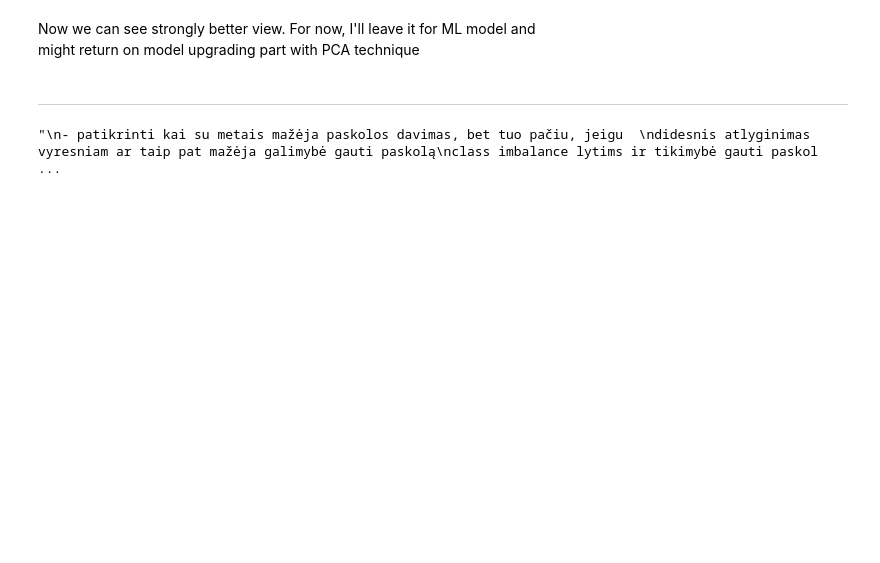
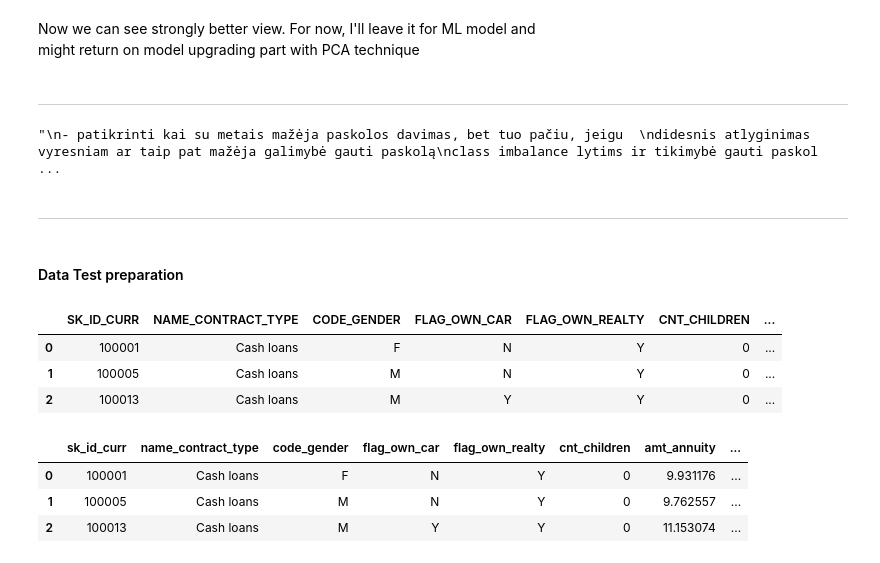
Before and after one commit to ShariYo/Modul3_Sprint4, a Jupyter notebook: project/main_eda.ipynb, the cells around one changed output. Drawn from its saved outputs; the diff is of its cells as text; code cells hidden in the pictures; blank space fills up the shorter version.

Commit message:
preliminary prepared test data

```diff
--- a/project/main_eda.ipynb
+++ b/project/main_eda.ipynb
@@ -1115,3 +1073,7 @@ class imbalance lytims ir tikimybė gauti paskolą
 """
 # %% [output]
 "\n- patikrinti kai su metais mažėja paskolos davimas, bet tuo pačiu, jeigu  \ndidesnis atlyginimas vyresniam ar taip pat mažėja galimybė gauti paskolą\nclass imbalance lytims ir tikimybė gauti paskol ...
+# %% [markdown]
+---
+# %% [markdown]
+#### Data Test preparation
@@ -1117,0 +1117,57 @@ class imbalance lytims ir tikimybė gauti paskolą
+# %%
+df_test = dataframes["df_test"]
+# %%
+clean_test = df_test.copy()
+clean_test.head(3)
+# %% [output]
+|  | SK_ID_CURR | NAME_CONTRACT_TYPE | CODE_GENDER | FLAG_OWN_CAR | FLAG_OWN_REALTY | CNT_CHILDREN | ... |
+| 0 | 100001 | Cash loans | F | N | Y | 0 | ... |
+| 1 | 100005 | Cash loans | M | N | Y | 0 | ... |
+| 2 | 100013 | Cash loans | M | Y | Y | 0 | ... |
+# %%
+clean_test = clean_test.drop(columns=deleted)
+
+clean_test[numbin] = clean_test[numbin].astype("category")
+
+clean_test = sand.nan_imput(clean_test, num_selector(clean_test), cat_selector(clean_test))
+
+int_dtype = list(to_int)
+int_dtype.remove("TARGET")
+clean_test[int_dtype] = clean_test[int_dtype].astype(int)
+
+clean_test = sand.cleaner(clean_test, info=False)
+
+clean_test["days_employed"] = clean_test["days_employed"].apply(
+    lambda x: 0 if x > 0 else x)
+
+clean_test = clean_test.rename(columns=to_rename)
+
+for feature in to_year:
+    clean_test[feature] = round(clean_test[feature] / -365.25, 1)
+
+for feature in bureau:
+    clean_test = clean_test.merge(feature, on="sk_id_curr", how="left")
+
+clean_test[["active_credit_count", "total_debt_all", "prol_credits"]] = clean_test[
+    ["active_credit_count", "total_debt_all", "prol_credits"]
+].fillna(0)
+
+clean_test["prol_credits"] = clean_test["prol_credits"].astype(object)
+clean_test["total_debt_all"] = clean_test["total_debt_all"].apply(
+    lambda x: "positive" if x > 0 else ("0" if x == 0 else "negative"))
+
+clean_test["credit_to_income"] = clean_test["amt_credit"] / clean_test["amt_income_total"]
+
+clean_test = sand.feature_log(clean_test, features=to_log)
+
+vif_drop = ["amt_credit", "amt_income_total", "amt_goods_price",
+"obs_30_cnt_social_circle", "region_rating_client"]
+
+clean_test = clean_test.drop(columns=vif_drop)
+
+clean_test.head(3)
+# %% [output]
+|  | sk_id_curr | name_contract_type | code_gender | flag_own_car | flag_own_realty | cnt_children | amt_annuity | ... |
+| 0 | 100001 | Cash loans | F | N | Y | 0 | 9.931176 | ... |
+| 1 | 100005 | Cash loans | M | N | Y | 0 | 9.762557 | ... |
+| 2 | 100013 | Cash loans | M | Y | Y | 0 | 11.153074 | ... |
```
Also changed, not shown: parts of 14 cells of this notebook, 2 other files.
